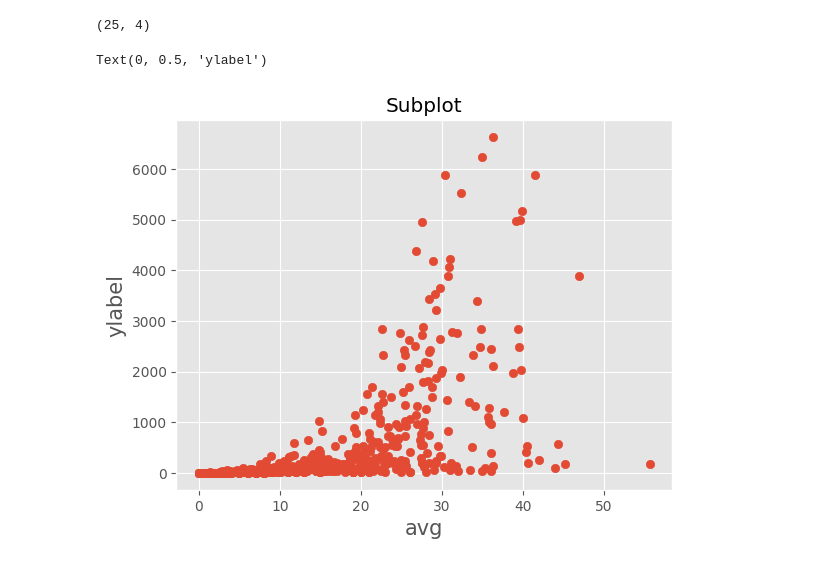
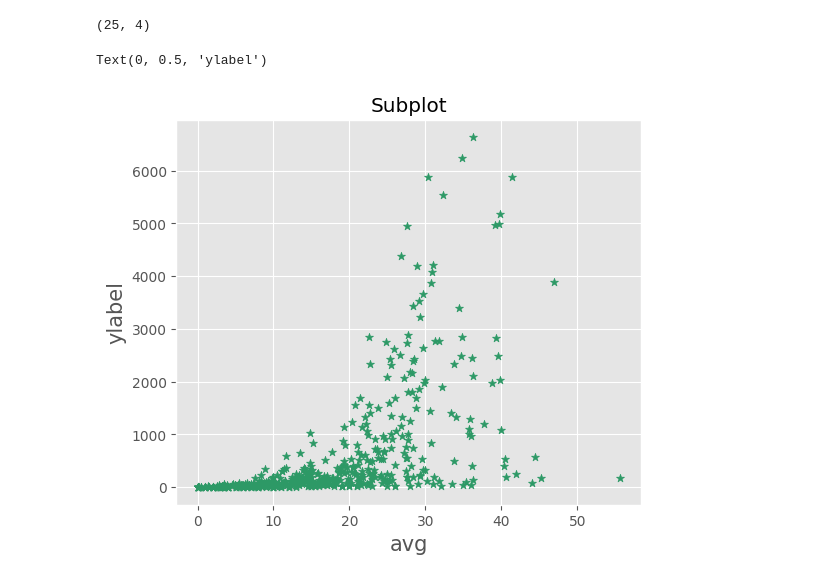
Before and after one commit to Ganesh20000/100_day_of_code, a Jupyter notebook: matplotlib/session24.ipynb, the cells around one changed output. Saved outputs shown, nothing was run; the diff lists cells and outputs as text; code cells hidden in the pictures.

```diff
--- a/matplotlib/session24.ipynb
+++ b/matplotlib/session24.ipynb
@@ -187,12 +187,12 @@ random.shape
 # %% [output]
 (25, 4)
 # %%
-fig , ax = plt.subplots()
+fig , ax = plt.subplots(figsize=(6,5))
 
-ax.scatter(batter['avg'],batter['runs'])
+ax.scatter(batter['avg'],batter['runs'],color='#2D9966',marker='*')
 ax.set_title("Subplot")
 ax.set_xlabel("avg",fontsize=15)
 ax.set_ylabel("ylabel",fontsize=15)
 # %% [output]
 Text(0, 0.5, 'ylabel')
-[figure, old version]
+[figure, new version]
```
Also changed, not shown: parts of 8 cells of this notebook.
